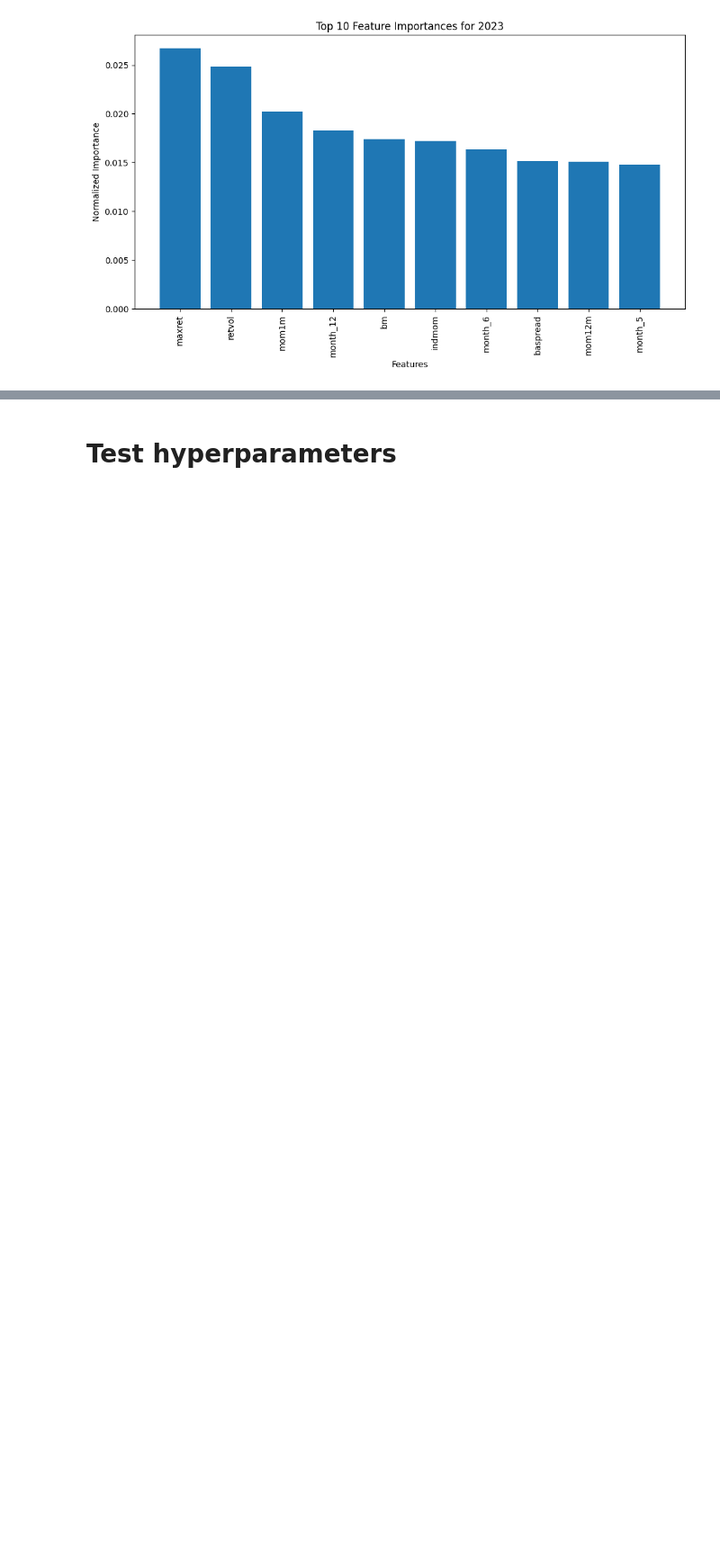
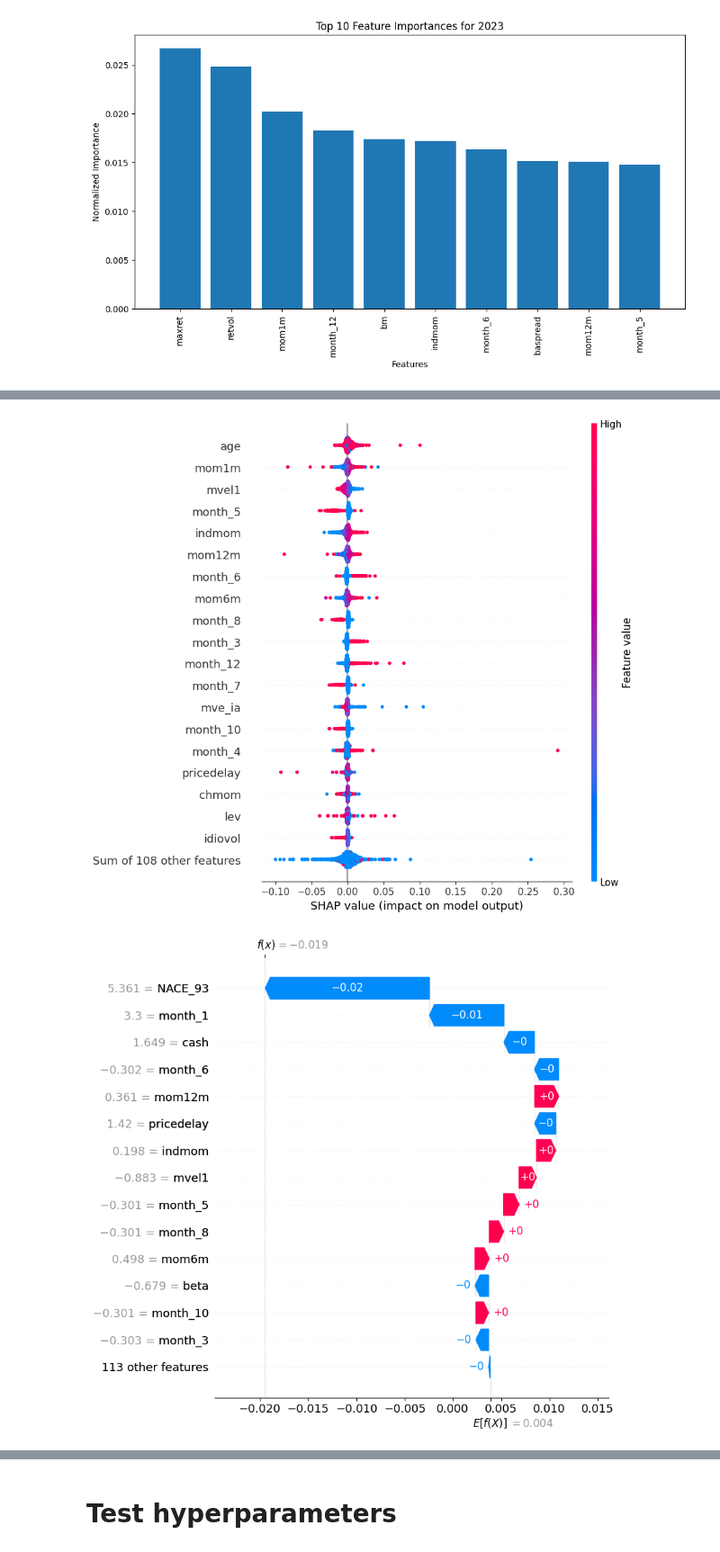
Before and after one commit to johanoelgaard/MastersThesis, a Jupyter notebook: mlp.ipynb, the cells around one changed output, grey strips where cells are left out. Shown at 90% size. Cells and saved outputs as stored; diff of their text form; code cells hidden in the pictures; blank space fills up the shorter version.

```diff
--- a/mlp.ipynb
+++ b/mlp.ipynb
@@ -319,0 +320,42 @@ plt.show()
+# %%
+# 1) Compute the base value manually
+with torch.no_grad():
+    preds = model(background)
+    preds_flat = preds.view(preds.shape[0], -1).mean(dim=1)
+    base_val = preds_flat.mean().item()
+
+# 2) Wrap full SHAP matrix for global beeswarm
+exp_all = shap.Explanation(
+    values        = raw_shap,                  # (n_val, n_features)
+    base_values   = np.repeat(base_val, raw_shap.shape[0]),
+    data          = X_val[period],             # numpy array or DataFrame
+    feature_names = feature_cols,
+)
+shap.initjs()  # for interactive JS plots in notebooks
+shap.plots.beeswarm(exp_all, max_display=20, show=True)
+
+# 3) Select a single sample for local plots
+idx     = 0  # or choose by pred magnitude, error, etc.
+shap_i  = raw_shap[idx]                        # (n_features,)
+x_i     = X_val[period][idx]                   # feature vector
+
+exp_single = shap.Explanation(
+    values        = shap_i,
+    base_values   = base_val,
+    data          = x_i,
+    feature_names = feature_cols,
+)
+
+# 3a) Waterfall chart
+shap.plots.waterfall(exp_single, max_display=15, show=True)
+
+# 3b) Force plot (static PNG version)
+shap.force_plot(
+    base_val,
+    shap_i,
+    x_i,
+    feature_names=feature_cols,
+    matplotlib=True
+)
+plt.show()
+# %% [output]
@@ -319,0 +363,2 @@ plt.show()
+[figure, added]
+[figure, added]
```
Also changed, not shown: parts of 16 cells of this notebook.
